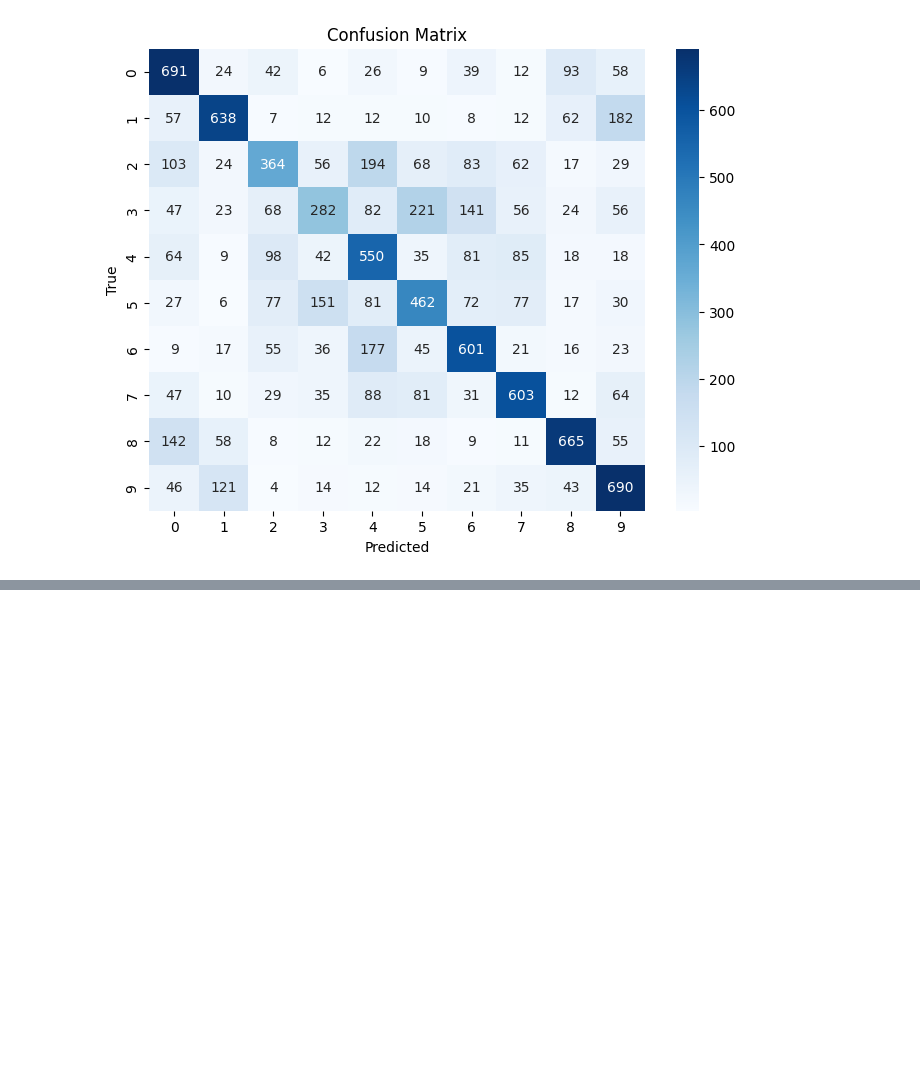
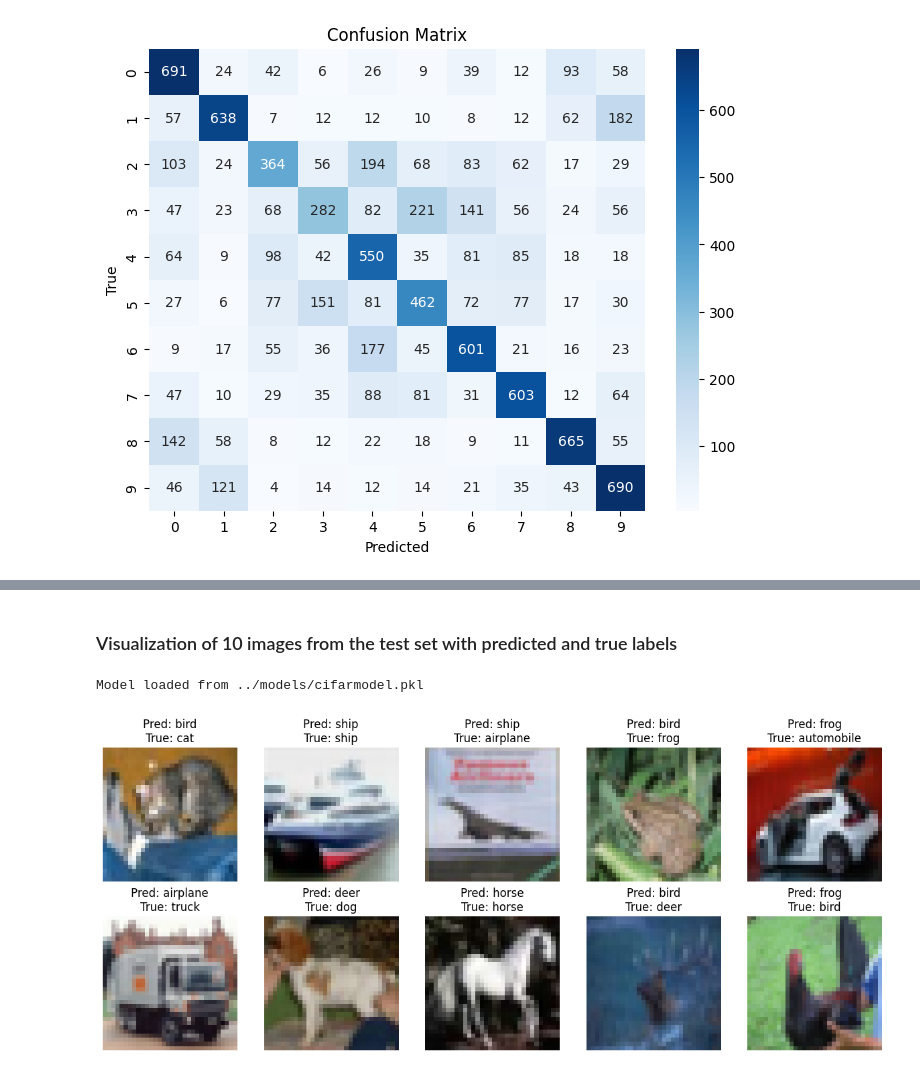
Before and after one commit to wkandersen/02456-deep-learning-group-68, a Jupyter notebook: src/notebook.ipynb, the cells around one changed output, grey strips where cells are left out. Cells and saved outputs as stored; diff of their text form; code cells hidden in the pictures; blank space fills up the shorter version.

```diff
--- a/src/notebook.ipynb
+++ b/src/notebook.ipynb
@@ -232,0 +276,42 @@ plt.show()
+# %% [markdown]
+### Visualization of 10 images from the test set with predicted and true labels
+# %%
+# Show predictions on 10 unique test images
+import matplotlib.pyplot as plt
+import numpy as np
+np.random.seed(42)
+model = FFNN.load_model('../models/cifarmodel.pkl')
+from load_data import DataLoaderCifar10
+class_labels = DataLoaderCifar10().get_class_names()
+# Load test data
+data_loader = DataLoaderCifar10()
+(X_train, y_train), (X_val, y_val), (X_test, y_test) = data_loader.get_formatted_data()
+# Get 10 unique test images
+unique_images = []
+unique_labels = []
+seen_labels = set()
+for img, label in zip(X_test, y_test):
+    if label not in seen_labels:
+        unique_images.append(img)
+        unique_labels.append(label)
+        seen_labels.add(label)
+    if len(seen_labels) == 10:
+        break
+unique_images = np.array(unique_images)
+unique_labels = np.array(unique_labels)
+
+# Make predictions
+predictions = model.predict(unique_images)
+
+# Plot the images and predictions using class labels
+
+plt.figure(figsize=(15, 6))
+for i in range(10):
+    plt.subplot(2, 5, i + 1)
+    plt.imshow(unique_images[i].reshape(32, 32, 3))
+    plt.title(f"Pred: {class_labels[predictions[i]]}\nTrue: {class_labels[unique_labels[i]]}")
+    plt.axis('off')
+plt.show()
+# %% [output]
+Model loaded from ../models/cifarmodel.pkl
+[figure, added]
```
Also changed, not shown: parts of 6 cells of this notebook, 4 other files.
